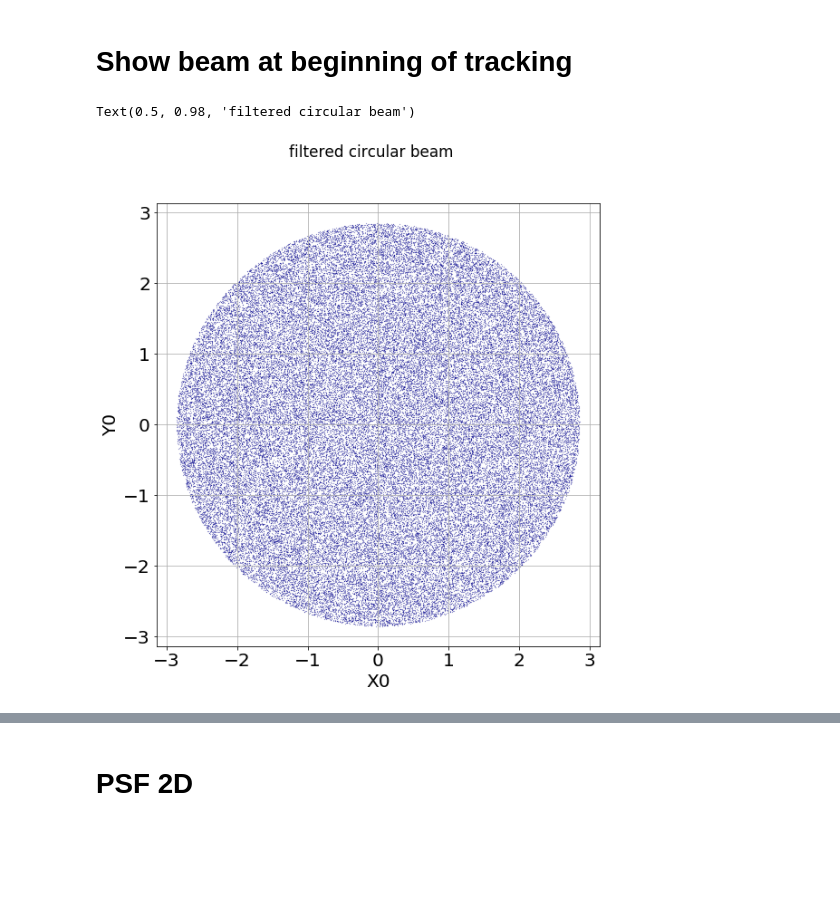
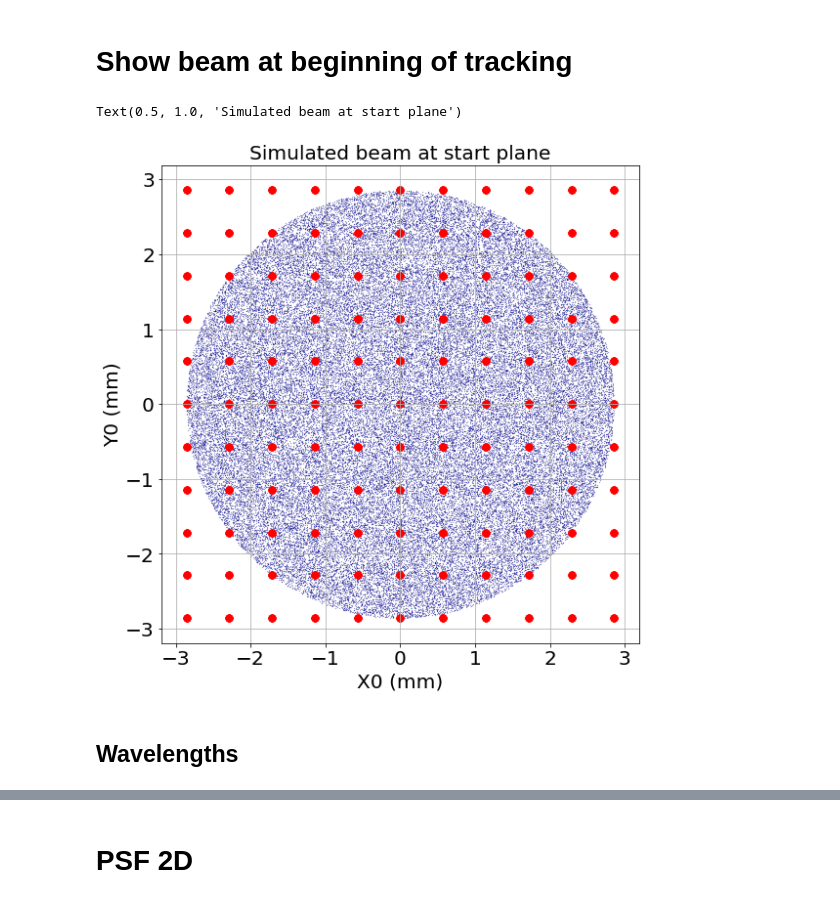
Before and after one commit to sylvielsstfr/OpticSimWthB4, a Jupyter notebook: DrawPSF/notebooks/AnaInterpolatedPSF.ipynb, the cells around one changed output, grey strips where cells are left out. Drawn from its saved outputs; the diff is of its cells as text; code cells hidden in the pictures; blank space fills up the shorter version.

```diff
--- a/DrawPSF/notebooks/AnaInterpolatedPSF.ipynb
+++ b/DrawPSF/notebooks/AnaInterpolatedPSF.ipynb
@@ -153,3 +159,6 @@ rayfile_HOE="HOE_RESAMPLEBEAM_Beam4_Rayfile_484_allwl_m00_m00_out.csv"
+# %%
+refrayfile_R400="R400_Beam4_Rayfile_484_allwl_m00_m00_2020_05_25_B4OUT_RAY.xlsx"
+refrayfile_HOE="HOE_Beam4_Rayfile_484_allwl_m00_m00_2020_05_25_B4OUT_RAY.xlsx"
 # %% [markdown]
 # Choose disperser
 # %%
@@ -165,6 +174,9 @@ Beam4_Rayfile
 # %%
 if FLAG_R400:
     input_data_file=rayfile_R400
+    input_data_reffile=refrayfile_R400
+    disperser_name="Ronchi 400"
+    disperser_tag="R400"
 
 elif FLAG_R300:
     input_data_file=None
@@ -178,3 +190,6 @@ elif FLAG_R200:
 
 else:
     input_data_file=rayfile_HOE
+    input_data_reffile=refrayfile_HOE
+    disperser_name="Hologram"
+    disperser_tag="HOE"
@@ -199,13 +200,18 @@ df
+# %%
+input_ref = pd.ExcelFile(input_data_reffile)
+df_ref = input_ref.parse(index_row=0,header=1)
+df_ref=df_ref.iloc[0:NBTOT]
 # %% [markdown]
 # Show beam at beginning of tracking
 # %%
 f, ax1 = plt.subplots(figsize=(9,9))
 df.plot.scatter(x="X0", y="Y0",c="DarkBlue",marker=".",s=0.1,ax=ax1)
+df_ref.plot.scatter(x="X0", y="Y0",c="red",marker="o",ax=ax1,s=50)
 ax1.set_aspect("equal")
+ax1.set(xlabel='X0 (mm)', ylabel='Y0 (mm)')
 ax1.grid()
-
-plt.suptitle("filtered circular beam")
+ax1.set_title("Simulated beam at start plane")
 # %% [output]
-Text(0.5, 0.98, 'filtered circular beam')
+Text(0.5, 1.0, 'Simulated beam at start plane')
-[figure, old version]
+[figure, new version]
 # %%
@@ -215,0 +219,2 @@ Yccd=df["Yccd_1000"].values
+# %% [markdown]
+## Wavelengths
```
Also changed, not shown: parts of 27 cells of this notebook, 2 other files.
